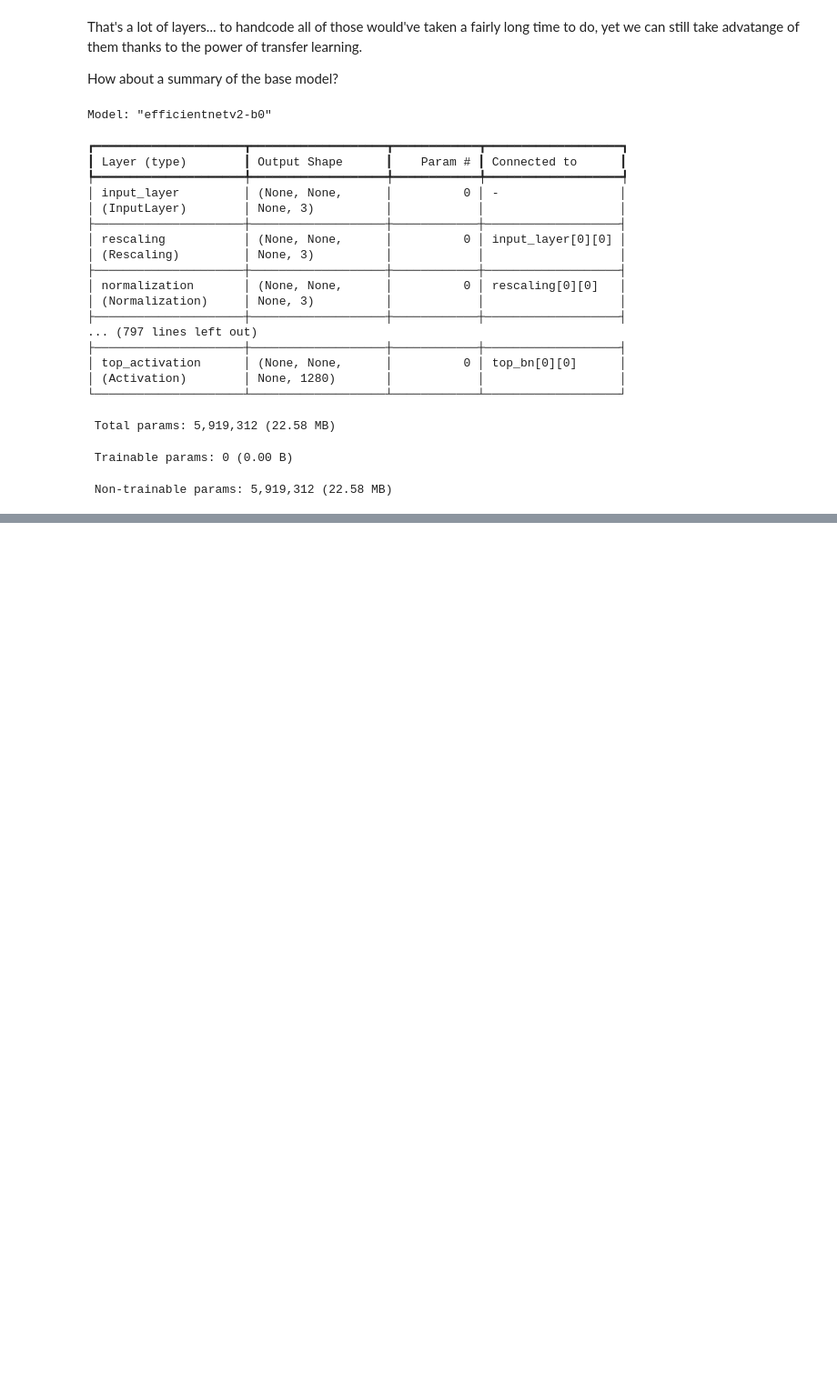
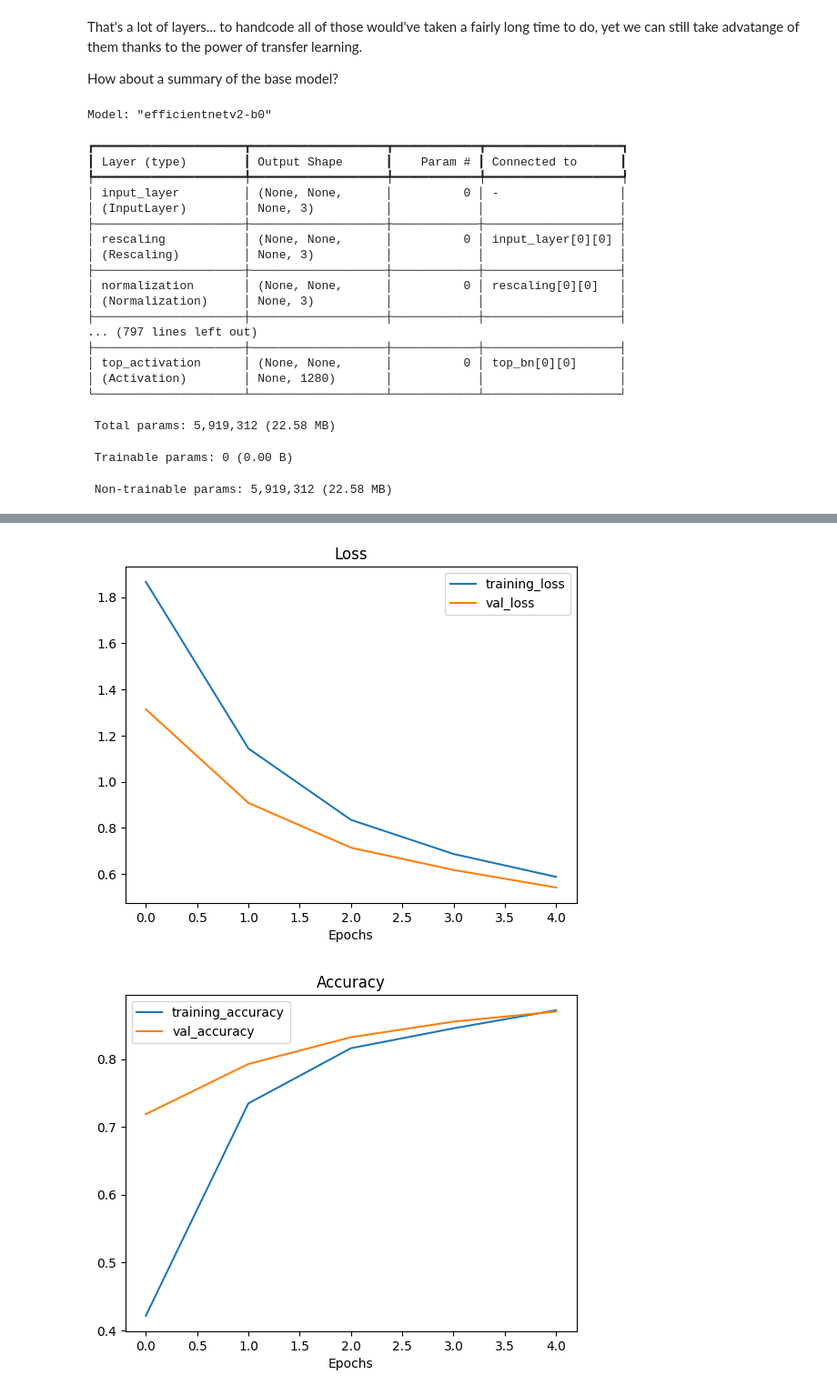
Before and after one commit to Ifeoluwakareem/IFEOLUWA_ML, a Jupyter notebook: Transfer_learning_in_tensorflow_fine_tuning_prt_2.ipynb, the cells around one changed output, grey strips where cells are left out. Shown at 91% size. Drawn from its saved outputs; the diff is of its cells as text; code cells hidden in the pictures; blank space fills up the shorter version.

```diff
--- a/Transfer_learning_in_tensorflow_fine_tuning_prt_2.ipynb
+++ b/Transfer_learning_in_tensorflow_fine_tuning_prt_2.ipynb
@@ -2978,0 +3010,8 @@ Model: "efficientnetv2-b0"
+# %%
+# How do our model's training curves look?
+
+# Check out our model's training curves
+plot_loss_curves(history_10_percent)
+# %% [output]
+[figure, added]
+[figure, added]
```
Also changed, not shown: parts of 9 cells of this notebook.
